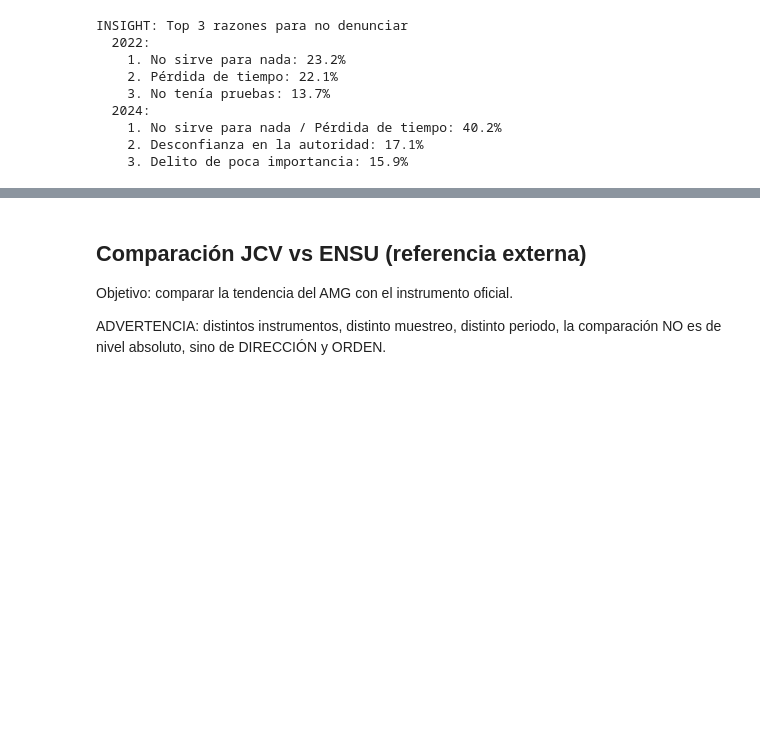
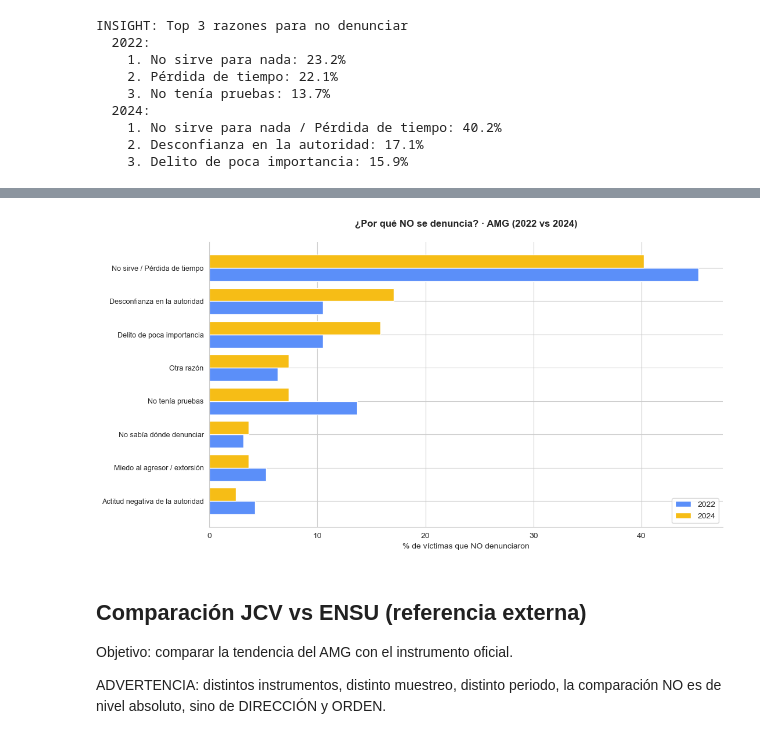
Before and after one commit to josue-mtz/La_percepcion_de_inseguridad_en_AMG, a Jupyter notebook: notebooks/EDA.ipynb, the cells around one changed output, grey strips where cells are left out. Saved outputs shown, nothing was run; the diff lists cells and outputs as text; code cells hidden in the pictures; blank space fills up the shorter version.

Commit message:
2 Graficas nuevas - Percepción vs. Tasa - Barras de la Cifra Negra

```diff
--- a/notebooks/EDA.ipynb
+++ b/notebooks/EDA.ipynb
@@ -938,3 +943,82 @@ INSIGHT: Top 3 razones para no denunciar
+# %%
+#Función para normalizar etiquetas de razones
+def normalizar_razon(texto: str) -> str:
+    """
+    Fusiona etiquetas equivalentes entre 2022 y 2024.
+    """
+    t = texto.strip().lower()
+    #No sirve / Pérdida de tiempo (en 2022 están separadas, en 2024 juntas)
+    if "no sirve" in t or "pérdida de tiempo" in t:
+        return "No sirve / Pérdida de tiempo"
+    #Miedo al agresor / extorsión (2022: "Por miedo al agreso(es)"; 2024: "Por miedo al agresor(es) o que la/lo extorsionen")
+    if "miedo al agres" in t or "extorsion" in t:
+        return "Miedo al agresor / extorsión"
+    #Otra razón (2022: "Otra razón, ¿cuál?"; 2024: "Otra razón")
+    if t.startswith("otra razón"):
+        return "Otra razón"
+    #Desconfianza en la autoridad
+    if "desconfianza" in t:
+        return "Desconfianza en la autoridad"
+    #Delito de poca importancia
+    if "poca importancia" in t:
+        return "Delito de poca importancia"
+    #No tenía pruebas
+    if "no tenía pruebas" in t:
+        return "No tenía pruebas"
+    #No sabía dónde denunciar
+    if "no sabía" in t:
+        return "No sabía dónde denunciar"
+    #Actitud negativa de la autoridad
+    if "actitud negativa" in t:
+        return "Actitud negativa de la autoridad"
+    #Trámites largos y difíciles
+    if "trámites largos" in t:
+        return "Trámites largos y difíciles"
+    #Cualquier otra etiqueta se deja igual
+    return texto.strip()
+
+#Aplicar normalización a los DataFrames de razones
+razones_22["razon_norm"] = razones_22["respuesta"].apply(normalizar_razon)
+razones_24["razon_norm"] = razones_24["respuesta"].apply(normalizar_razon)
+
+#Agrupar por la etiqueta normalizada y sumar porcentajes (si hay duplicados dentro del mismo año, se suman)
+def agrupar_razones(df):
+    return (
+        df.groupby("razon_norm", as_index=False)["pct"]
+        .sum()
+        .sort_values("pct", ascending=False)
+    )
+
+razones_22_norm = agrupar_razones(razones_22)
+razones_24_norm = agrupar_razones(razones_24)
+
+#Construir tabla comparativa para las 8 razones principales
+top22 = razones_22_norm.head(8).set_index("razon_norm")["pct"]
+top24 = razones_24_norm.head(8).set_index("razon_norm")["pct"]
+
+#Unión de etiquetas presentes en al menos un año
+todas_razones = sorted(set(top22.index) | set(top24.index))
+datos = pd.DataFrame({
+    "2022": [top22.get(r, 0) for r in todas_razones],
+    "2024": [top24.get(r, 0) for r in todas_razones],
+}, index=todas_razones).sort_values("2024")
+
+#Graficar
+fig, ax = plt.subplots(figsize=(11, 6))
+y = range(len(datos))
+ax.barh([i - 0.2 for i in y], datos["2022"], height=0.4, label="2022", color="#5B8FF9")
+ax.barh([i + 0.2 for i in y], datos["2024"], height=0.4, label="2024", color="#F6BD16")
+
+ax.set_yticks(list(y))
+ax.set_yticklabels(datos.index, fontsize=9)
+ax.set_xlabel("% de víctimas que NO denunciaron")
+ax.set_title("¿Por qué NO se denuncia? · AMG (2022 vs 2024)\n")
+ax.legend()
+sns.despine(ax=ax)
+plt.tight_layout()
+plt.show()
+# %% [output]
+[figure, added]
 # %% [markdown]
 ## Comparación JCV vs ENSU (referencia externa)
 
```
Also changed, not shown: parts of 5 cells of this notebook, 6 other files.
